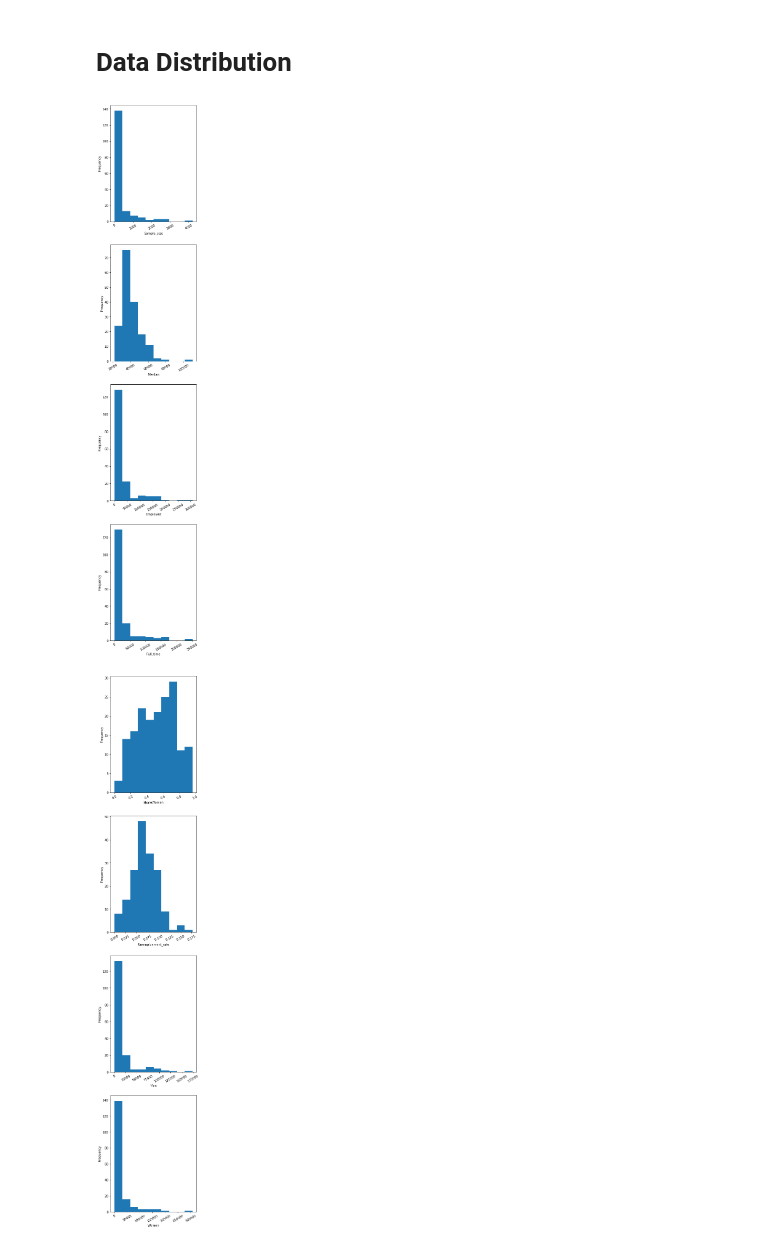
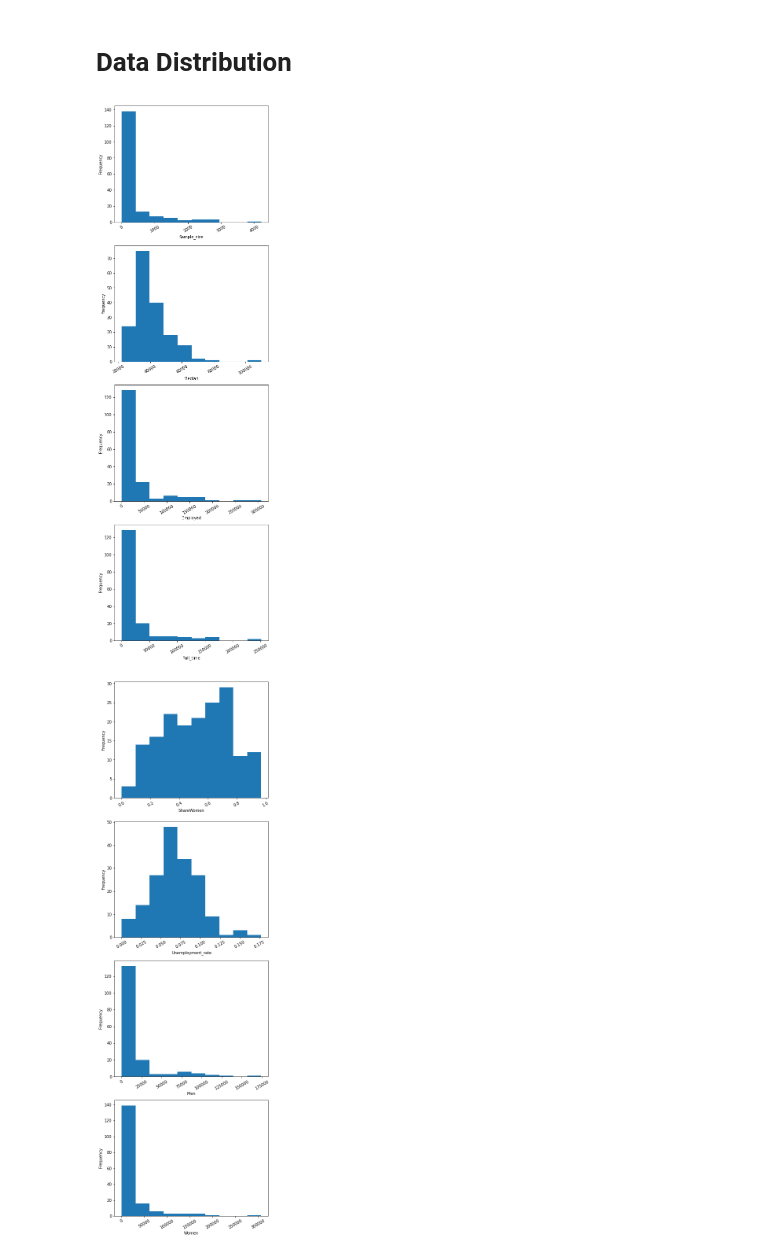
Before and after one commit to puneettokhi/CMPE255, a Jupyter notebook: college_major_analysis.ipynb, the cells around one changed output. Drawn from its saved outputs; the diff is of its cells as text; code cells hidden in the pictures.

```diff
--- a/college_major_analysis.ipynb
+++ b/college_major_analysis.ipynb
@@ -262,18 +287,17 @@ plt.show()
 # %%
 columns = ["Sample_size", "Median", "Employed", "Full_time", "ShareWomen", "Unemployment_rate", "Men", "Women"]
 
-# show historgrams with 'Frequency' on the y-axis and the iterates over columns list to set the label on the x-axis
-figure = plt.figure(figsize=(5,32))
+figure = plt.figure(figsize=(7,25))
 for i in range(0,4):
     ax = figure.add_subplot(4,1,i+1)
     ax.set_xlabel(columns[i])
     ax = recent_grads_df[columns[i]].plot(kind='hist', rot=30)
 
-figure = plt.figure(figsize=(5,32))
+figure = plt.figure(figsize=(7,25))
 for i in range(4,8):
     ax = figure.add_subplot(4,1,i-3)
     ax.set_xlabel(columns[i])
     ax = recent_grads_df[columns[i]].plot(kind='hist', rot=30)
 # %% [output]
-[figure, old version]
+[figure, new version]
-[figure, old version]
+[figure, new version]
```
Also changed, not shown: parts of 26 cells of this notebook.
